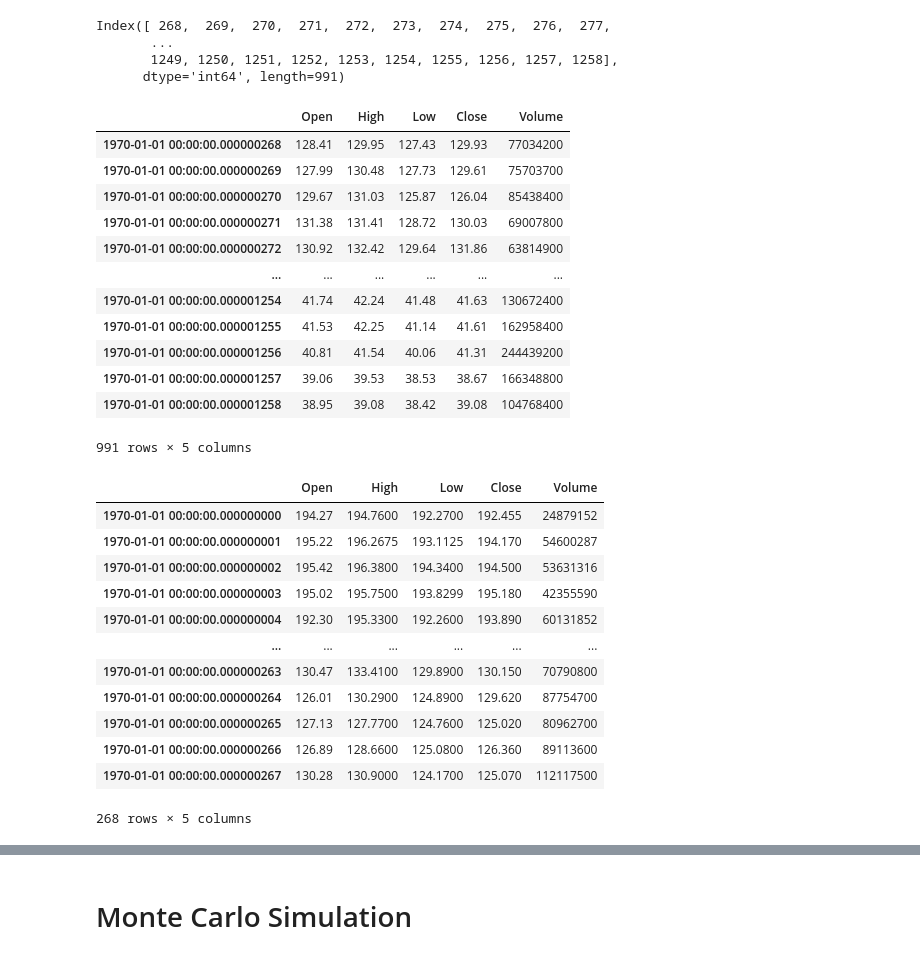
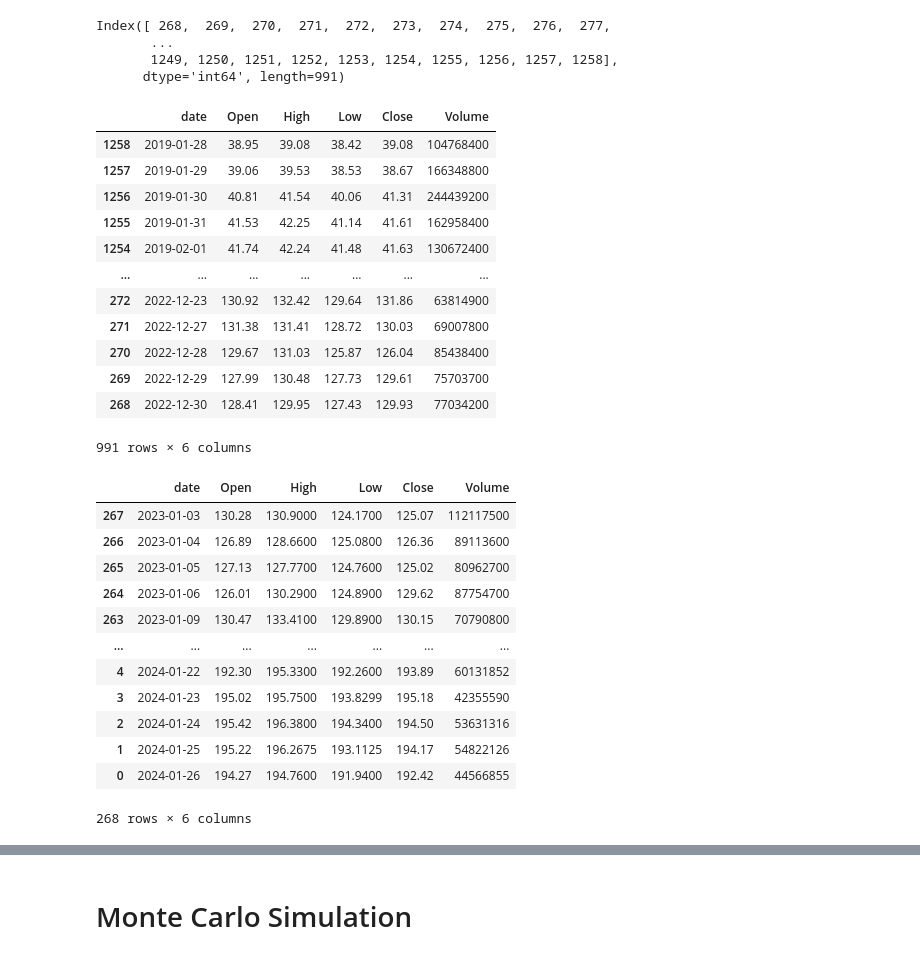
Before and after one commit to AlgoETS/MarkokChainMonteCarlo, a Jupyter notebook: backtest.ipynb, the cells around one changed output, grey strips where cells are left out. Drawn from its saved outputs; the diff is of its cells as text; code cells hidden in the pictures.

```diff
--- a/backtest.ipynb
+++ b/backtest.ipynb
@@ -187,38 +163,38 @@ Index([ 268,  269,  270,  271,  272,  273,  274,  275,  276,  277,
 # %%
 prices_before_january_2023 = data.loc[january_2023_index]
 prices_before_january_2023
 
 # Assuming prices_before_january_2023 is your DataFrame
 prices_before_january_2023 = prices_before_january_2023.rename(columns={
     'open': 'Open',
     'high': 'High',
     'low': 'Low',
     'close': 'Close',
     'volume': 'Volume'  # Only if you have a volume column
 })
 
 # Drop any additional columns that are not required
-required_columns = ['Open', 'High', 'Low', 'Close', 'Volume']
+required_columns = ['date', 'Open', 'High', 'Low', 'Close', 'Volume']
 prices_before_january_2023 = prices_before_january_2023[required_columns]
 
-# Convert the index to a datetime index
-prices_before_january_2023.index = pd.to_datetime(prices_before_january_2023.index)
+# sort by date ascending
+prices_before_january_2023 = prices_before_january_2023.sort_values(by=['date'], ascending=True)
 
 prices_before_january_2023
 # %% [output]
-|  | Open | High | Low | Close | Volume |
-| 1970-01-01 00:00:00.000000268 | 128.41 | 129.95 | 127.43 | 129.93 | 77034200 |
-| 1970-01-01 00:00:00.000000269 | 127.99 | 130.48 | 127.73 | 129.61 | 75703700 |
-| 1970-01-01 00:00:00.000000270 | 129.67 | 131.03 | 125.87 | 126.04 | 85438400 |
-| 1970-01-01 00:00:00.000000271 | 131.38 | 131.41 | 128.72 | 130.03 | 69007800 |
-| 1970-01-01 00:00:00.000000272 | 130.92 | 132.42 | 129.64 | 131.86 | 63814900 |
-| ... | ... | ... | ... | ... | ... |
-| 1970-01-01 00:00:00.000001254 | 41.74 | 42.24 | 41.48 | 41.63 | 130672400 |
-| 1970-01-01 00:00:00.000001255 | 41.53 | 42.25 | 41.14 | 41.61 | 162958400 |
-| 1970-01-01 00:00:00.000001256 | 40.81 | 41.54 | 40.06 | 41.31 | 244439200 |
-| 1970-01-01 00:00:00.000001257 | 39.06 | 39.53 | 38.53 | 38.67 | 166348800 |
-| 1970-01-01 00:00:00.000001258 | 38.95 | 39.08 | 38.42 | 39.08 | 104768400 |
+|  | date | Open | High | Low | Close | Volume |
+| 1258 | 2019-01-28 | 38.95 | 39.08 | 38.42 | 39.08 | 104768400 |
+| 1257 | 2019-01-29 | 39.06 | 39.53 | 38.53 | 38.67 | 166348800 |
+| 1256 | 2019-01-30 | 40.81 | 41.54 | 40.06 | 41.31 | 244439200 |
+| 1255 | 2019-01-31 | 41.53 | 42.25 | 41.14 | 41.61 | 162958400 |
+| 1254 | 2019-02-01 | 41.74 | 42.24 | 41.48 | 41.63 | 130672400 |
+| ... | ... | ... | ... | ... | ... | ... |
+| 272 | 2022-12-23 | 130.92 | 132.42 | 129.64 | 131.86 | 63814900 |
+| 271 | 2022-12-27 | 131.38 | 131.41 | 128.72 | 130.03 | 69007800 |
+| 270 | 2022-12-28 | 129.67 | 131.03 | 125.87 | 126.04 | 85438400 |
+| 269 | 2022-12-29 | 127.99 | 130.48 | 127.73 | 129.61 | 75703700 |
+| 268 | 2022-12-30 | 128.41 | 129.95 | 127.43 | 129.93 | 77034200 |
-991 rows × 5 columns
+991 rows × 6 columns
 # %%
 prices_after_january_2023 = data.drop(january_2023_index)
 prices_after_january_2023
@@ -233,25 +209,24 @@ prices_after_january_2023 = prices_after_january_2023.rename(columns={
 })
 
 # Drop any additional columns that are not required
-required_columns = ['Open', 'High', 'Low', 'Close', 'Volume']
+required_columns = ['date', 'Open', 'High', 'Low', 'Close', 'Volume']
 prices_after_january_2023 = prices_after_january_2023[required_columns]
 
-# Convert the index to a datetime index
-prices_after_january_2023.index = pd.to_datetime(prices_after_january_2023.index)
-
+# sort by date ascending
+prices_after_january_2023 = prices_after_january_2023.sort_values(by=['date'], ascending=True)
 
 prices_after_january_2023
 # %% [output]
-|  | Open | High | Low | Close | Volume |
-| 1970-01-01 00:00:00.000000000 | 194.27 | 194.7600 | 192.2700 | 192.455 | 24879152 |
-| 1970-01-01 00:00:00.000000001 | 195.22 | 196.2675 | 193.1125 | 194.170 | 54600287 |
-| 1970-01-01 00:00:00.000000002 | 195.42 | 196.3800 | 194.3400 | 194.500 | 53631316 |
-| 1970-01-01 00:00:00.000000003 | 195.02 | 195.7500 | 193.8299 | 195.180 | 42355590 |
-| 1970-01-01 00:00:00.000000004 | 192.30 | 195.3300 | 192.2600 | 193.890 | 60131852 |
-| ... | ... | ... | ... | ... | ... |
-| 1970-01-01 00:00:00.000000263 | 130.47 | 133.4100 | 129.8900 | 130.150 | 70790800 |
-| 1970-01-01 00:00:00.000000264 | 126.01 | 130.2900 | 124.8900 | 129.620 | 87754700 |
-| 1970-01-01 00:00:00.000000265 | 127.13 | 127.7700 | 124.7600 | 125.020 | 80962700 |
-| 1970-01-01 00:00:00.000000266 | 126.89 | 128.6600 | 125.0800 | 126.360 | 89113600 |
-| 1970-01-01 00:00:00.000000267 | 130.28 | 130.9000 | 124.1700 | 125.070 | 112117500 |
+|  | date | Open | High | Low | Close | Volume |
+| 267 | 2023-01-03 | 130.28 | 130.9000 | 124.1700 | 125.07 | 112117500 |
+| 266 | 2023-01-04 | 126.89 | 128.6600 | 125.0800 | 126.36 | 89113600 |
+| 265 | 2023-01-05 | 127.13 | 127.7700 | 124.7600 | 125.02 | 80962700 |
+| 264 | 2023-01-06 | 126.01 | 130.2900 | 124.8900 | 129.62 | 87754700 |
+| 263 | 2023-01-09 | 130.47 | 133.4100 | 129.8900 | 130.15 | 70790800 |
+| ... | ... | ... | ... | ... | ... | ... |
+| 4 | 2024-01-22 | 192.30 | 195.3300 | 192.2600 | 193.89 | 60131852 |
+| 3 | 2024-01-23 | 195.02 | 195.7500 | 193.8299 | 195.18 | 42355590 |
+| 2 | 2024-01-24 | 195.42 | 196.3800 | 194.3400 | 194.50 | 53631316 |
+| 1 | 2024-01-25 | 195.22 | 196.2675 | 193.1125 | 194.17 | 54822126 |
+| 0 | 2024-01-26 | 194.27 | 194.7600 | 191.9400 | 192.42 | 44566855 |
-268 rows × 5 columns
+268 rows × 6 columns
```
Also changed, not shown: parts of 14 cells of this notebook, 1 other file.
